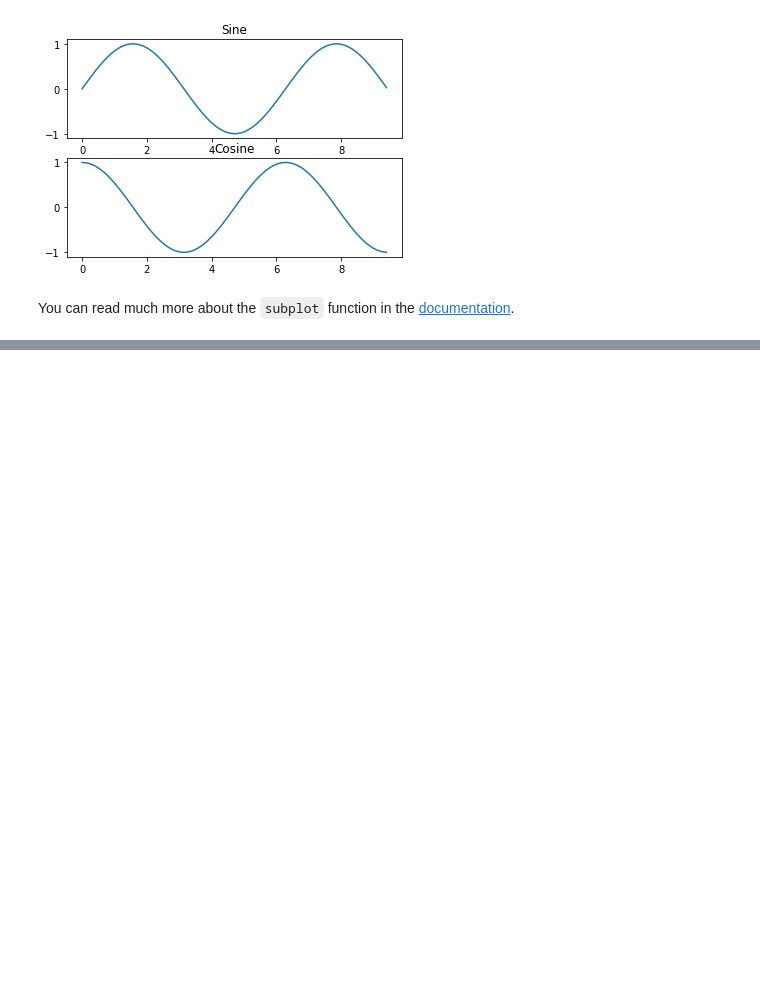
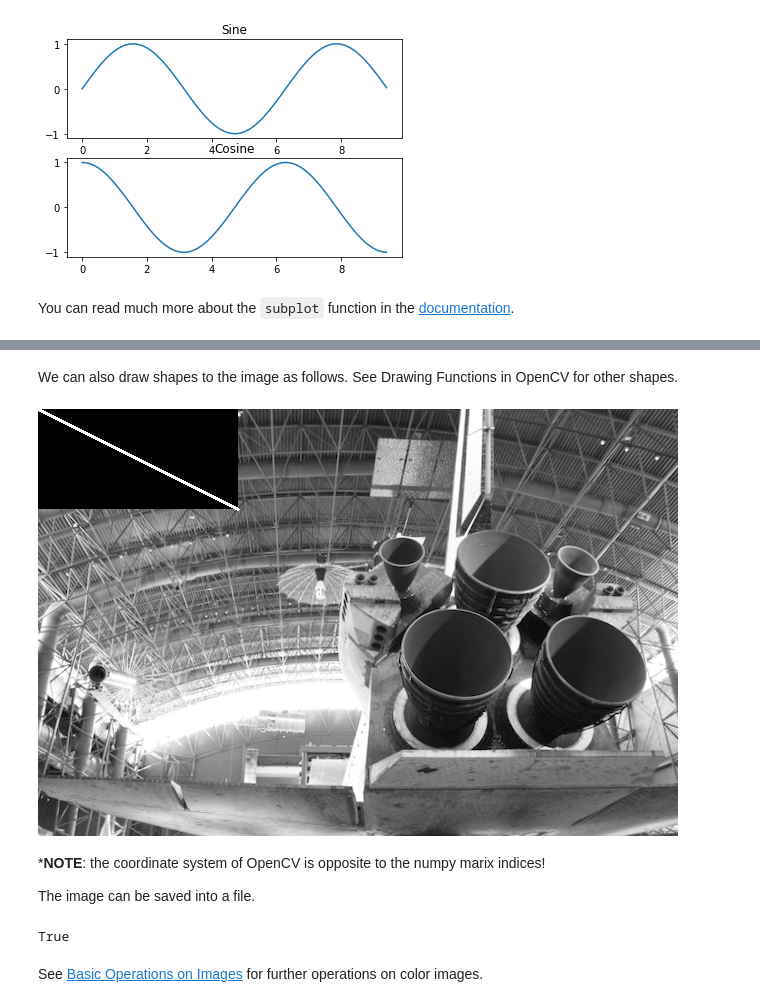
Before and after one commit to GW-MAE6292/python_examples, a Jupyter notebook: tutorial/pyton-tutorial.ipynb, the cells around one changed output, grey strips where cells are left out. Drawn from its saved outputs; the diff is of its cells as text; code cells hidden in the pictures; blank space fills up the shorter version.

```diff
--- a/tutorial/pyton-tutorial.ipynb
+++ b/tutorial/pyton-tutorial.ipynb
@@ -1017,0 +1090,17 @@ You can read much more about the `subplot` function in the [documentation](http:
+# %% [markdown]
+We can also draw shapes to the image as follows. See Drawing Functions in OpenCV for other shapes.
+# %%
+cv2.line(img_altered,(0,0),(200,100),255,2)
+cv2_imshow(img_altered)
+# %% [output]
+[figure, added]
+# %% [markdown]
+***NOTE**: the coordinate system of OpenCV is opposite to the numpy marix indices!
+
+The image can be saved into a file.
+# %%
+cv2.imwrite("img_altered.png",img_altered)
+# %% [output]
+True
+# %% [markdown]
+See [Basic Operations on Images](https://opencv-python-tutroals.readthedocs.io/en/latest/py_tutorials/py_core/py_basic_ops/py_basic_ops.html#basic-ops) for further operations on color images.
```
Also changed, not shown: parts of 21 cells of this notebook, 1 other file.
